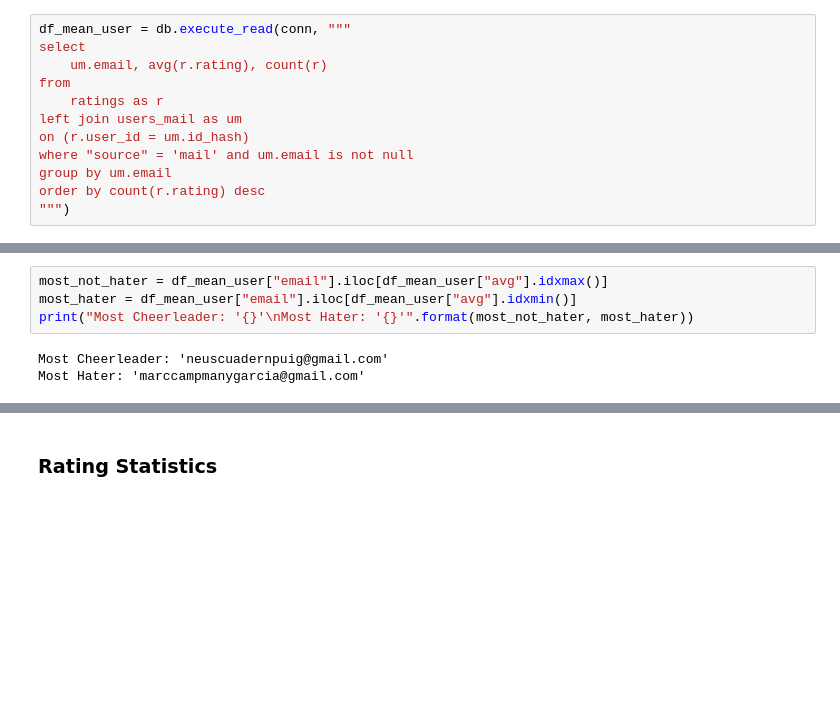
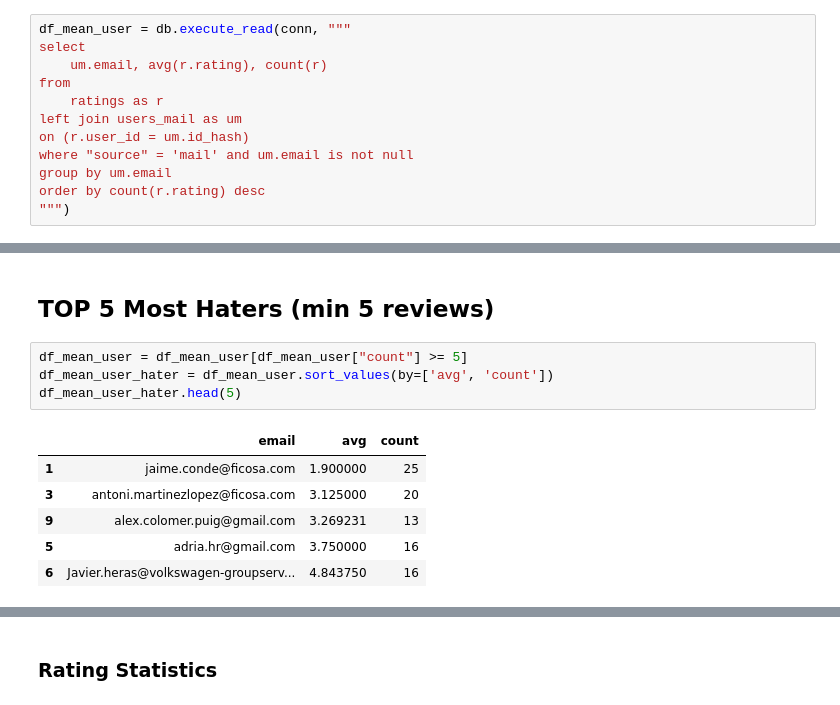
Before and after one commit to watxaut-alpha/joke-app, a Jupyter notebook: notebooks/analysis_mail_users.ipynb, the cells around one changed output, grey strips where cells are left out. Drawn from its saved outputs; the diff is of its cells as text; blank space fills up the shorter version.

```diff
--- a/notebooks/analysis_mail_users.ipynb
+++ b/notebooks/analysis_mail_users.ipynb
@@ -74,7 +75,13 @@ df_mean_user.head(20)
-# %%
-most_not_hater = df_mean_user["email"].iloc[df_mean_user["avg"].idxmax()]
-most_hater = df_mean_user["email"].iloc[df_mean_user["avg"].idxmin()]
-print("Most Cheerleader: '{}'\nMost Hater: '{}'".format(most_not_hater, most_hater))
-# %% [output]
-Most Cheerleader: 'neuscuadernpuig@gmail.com'
-Most Hater: 'marccampmanygarcia@gmail.com'
+# %% [markdown]
+## TOP 5 Most Haters (min 5 reviews)
+# %%
+df_mean_user = df_mean_user[df_mean_user["count"] >= 5]
+df_mean_user_hater = df_mean_user.sort_values(by=['avg', 'count'])
+df_mean_user_hater.head(5)
+# %% [output]
+|  | email | avg | count |
+| 1 | jaime.conde@ficosa.com | 1.900000 | 25 |
+| 3 | antoni.martinezlopez@ficosa.com | 3.125000 | 20 |
+| 9 | alex.colomer.puig@gmail.com | 3.269231 | 13 |
+| 5 | adria.hr@gmail.com | 3.750000 | 16 |
+| 6 | Javier.heras@volkswagen-groupserv... | 4.843750 | 16 |
```
Also changed, not shown: parts of 11 cells of this notebook.
